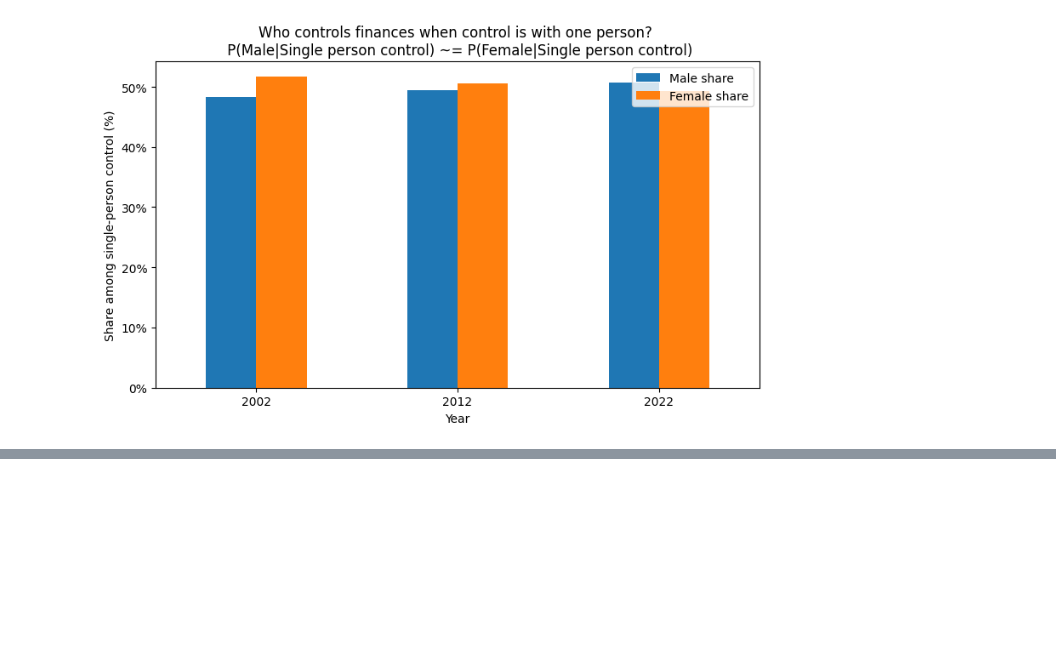
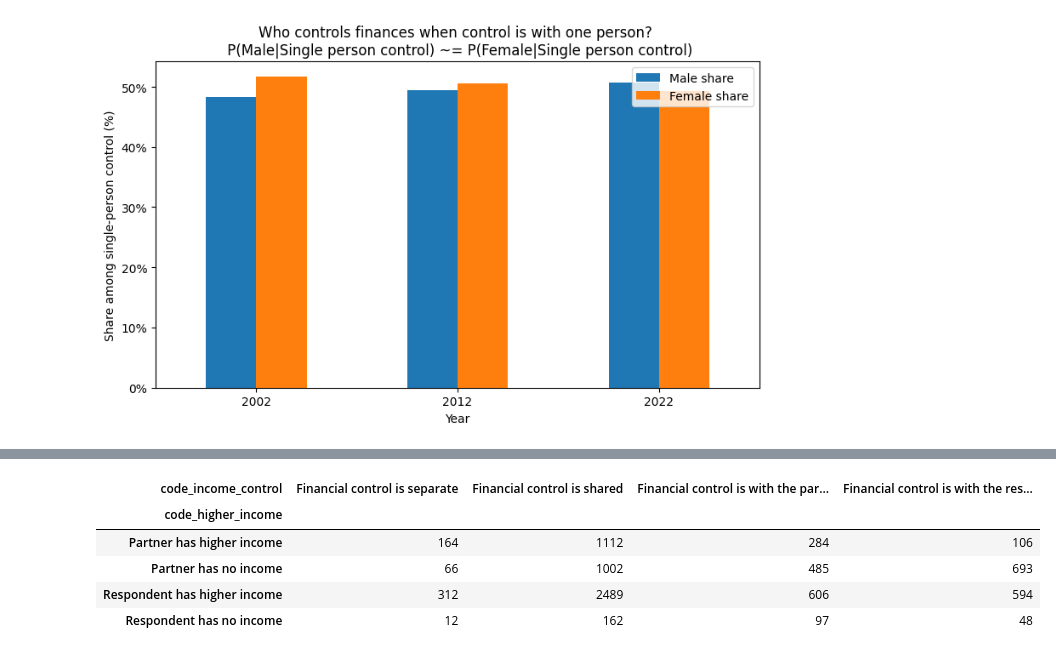
Before and after one commit to ashishpapanai/2025-02-ActionWords, a Jupyter notebook: notebooks/sidd.ipynb, the cells around one changed output, grey strips where cells are left out. Drawn from its saved outputs; the diff is of its cells as text; code cells hidden in the pictures; blank space fills up the shorter version.

```diff
--- a/notebooks/sidd.ipynb
+++ b/notebooks/sidd.ipynb
@@ -980,0 +1033,47 @@ plt.show()
+# %%
+def code_for_higher_income_2012(x):
+    if x == 'NAP, no partner (3 (AT,BE,CH,CL,ES,IN,IS,KR,NL,NO,PL,SK,US:2,3;AR,BG,CZ,PT:2,3,7;IL:3,7) in PARTLIV;TW:3-6 in MARITAL)':
+        return None
+    elif x in ["I have a much higher income", "I have a higher income	"]:
+        return "Respondent has higher income"
+    elif x in ['My spouse/ partner has a higher income', 'My spouse/ partner has a much higher income']:
+        return "Partner has higher income"
+    elif x == "I have no income":
+        return "Respondent has no income"
+    elif x == 'My spouse/ partner has no income':
+        return "Partner has no income"
+    else:
+        return None
+# %%
+df_2012["code_higher_income"] = df_2012["V50"].apply(code_for_higher_income_2012)
+# %%
+bad = "NAP, no partner (3 (AT,BE,CH,CL,ES,IN,IS,KR,NL,NO,PL,SK,US:2,3;AR,BG,CZ,PT:2,3,7;IL:3,7) in PARTLIV;TW:3-6 in MARITAL)"
+bad_v41 = {
+    "Don't know, KR: don't know, refused",
+    "No answer, CA: no answer, refused",
+}
+
+base = df_2012[
+    (df_2012["MARITAL"] == "Married")
+    & (df_2012["SEX"] == "Male")
+    & (df_2012["V50"] != bad)
+    & (~df_2012["V41"].isin(bad_v41))
+    & (df_2012["V41"] != bad)
+].copy()
+
+base["V50"] = base["V50"].cat.remove_unused_categories()
+base["V41"] = base["V41"].cat.remove_unused_categories()
+
+tab = (
+    base.groupby("code_higher_income")["code_income_control"]
+        .value_counts()
+        .unstack(fill_value=0)
+)
+tab
+# %% [output]
+| code_income_control | Financial control is separate | Financial control is shared | Financial control is with the par... | Financial control is with the res... |
+| code_higher_income |  |  |  |  |
+| Partner has higher income | 164 | 1112 | 284 | 106 |
+| Partner has no income | 66 | 1002 | 485 | 693 |
+| Respondent has higher income | 312 | 2489 | 606 | 594 |
+| Respondent has no income | 12 | 162 | 97 | 48 |
```
Also changed, not shown: parts of 12 cells of this notebook.
